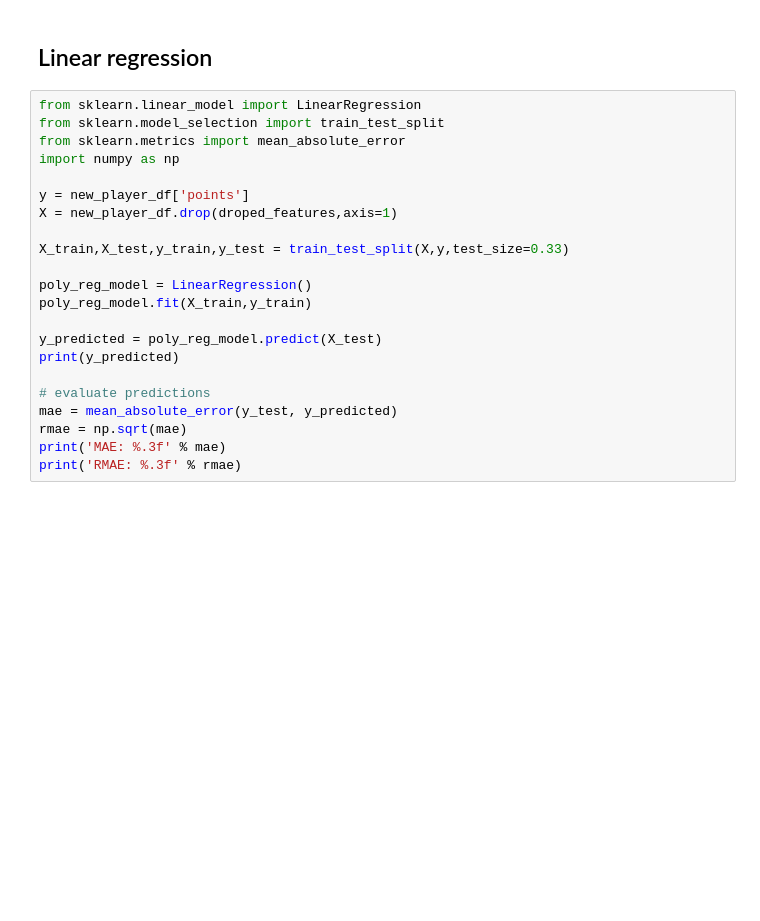
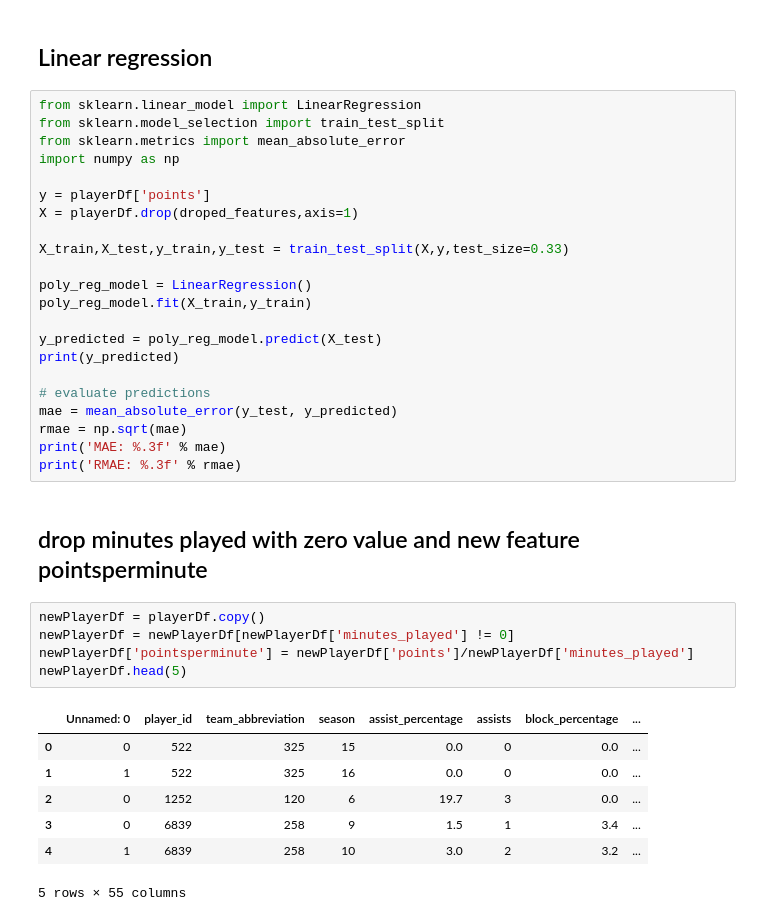
Before and after one commit to guywilsonjr/AllStars, a Jupyter notebook: jupyter_notebooks/personal/playersYearly.ipynb, the cells around one changed output. Cells and saved outputs as stored; diff of their text form; blank space fills up the shorter version.

Commit message:
changes in playeryearly

```diff
--- a/jupyter_notebooks/personal/playersYearly.ipynb
+++ b/jupyter_notebooks/personal/playersYearly.ipynb
@@ -415,8 +233,8 @@ from sklearn.model_selection import train_test_split
 from sklearn.metrics import mean_absolute_error
 import numpy as np
 
-y = new_player_df['points']
-X = new_player_df.drop(droped_features,axis=1)
+y = playerDf['points']
+X = playerDf.drop(droped_features,axis=1)
 
 X_train,X_test,y_train,y_test = train_test_split(X,y,test_size=0.33)
 
@@ -431,3 +249,18 @@ mae = mean_absolute_error(y_test, y_predicted)
 rmae = np.sqrt(mae)
 print('MAE: %.3f' % mae)
 print('RMAE: %.3f' % rmae)
+# %% [markdown]
+## drop minutes played with zero value and new feature pointsperminute
+# %%
+newPlayerDf = playerDf.copy()
+newPlayerDf = newPlayerDf[newPlayerDf['minutes_played'] != 0]
+newPlayerDf['pointsperminute'] = newPlayerDf['points']/newPlayerDf['minutes_played']
+newPlayerDf.head(5)
+# %% [output]
+|  | Unnamed: 0 | player_id | team_abbreviation | season | assist_percentage | assists | block_percentage | ... |
+| 0 | 0 | 522 | 325 | 15 | 0.0 | 0 | 0.0 | ... |
+| 1 | 1 | 522 | 325 | 16 | 0.0 | 0 | 0.0 | ... |
+| 2 | 0 | 1252 | 120 | 6 | 19.7 | 3 | 0.0 | ... |
+| 3 | 0 | 6839 | 258 | 9 | 1.5 | 1 | 3.4 | ... |
+| 4 | 1 | 6839 | 258 | 10 | 3.0 | 2 | 3.2 | ... |
+5 rows × 55 columns
```
Also changed, not shown: parts of 22 cells of this notebook, 1 other file.
